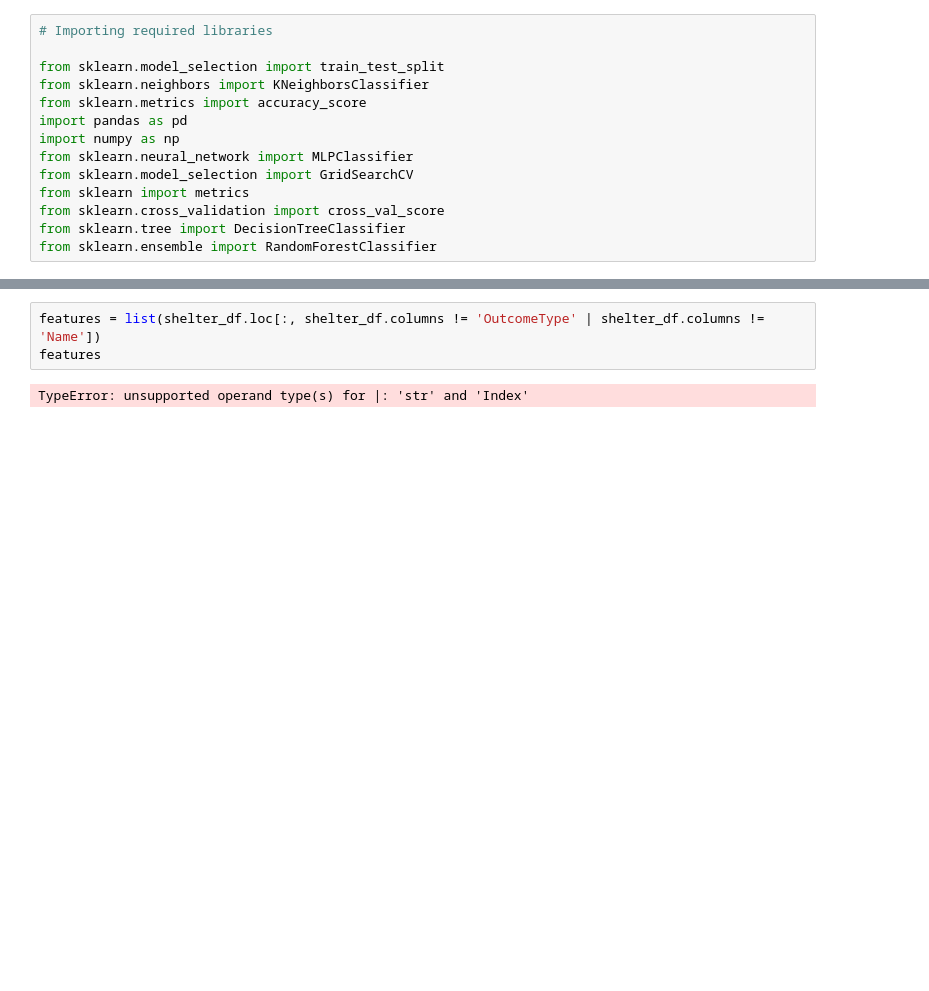
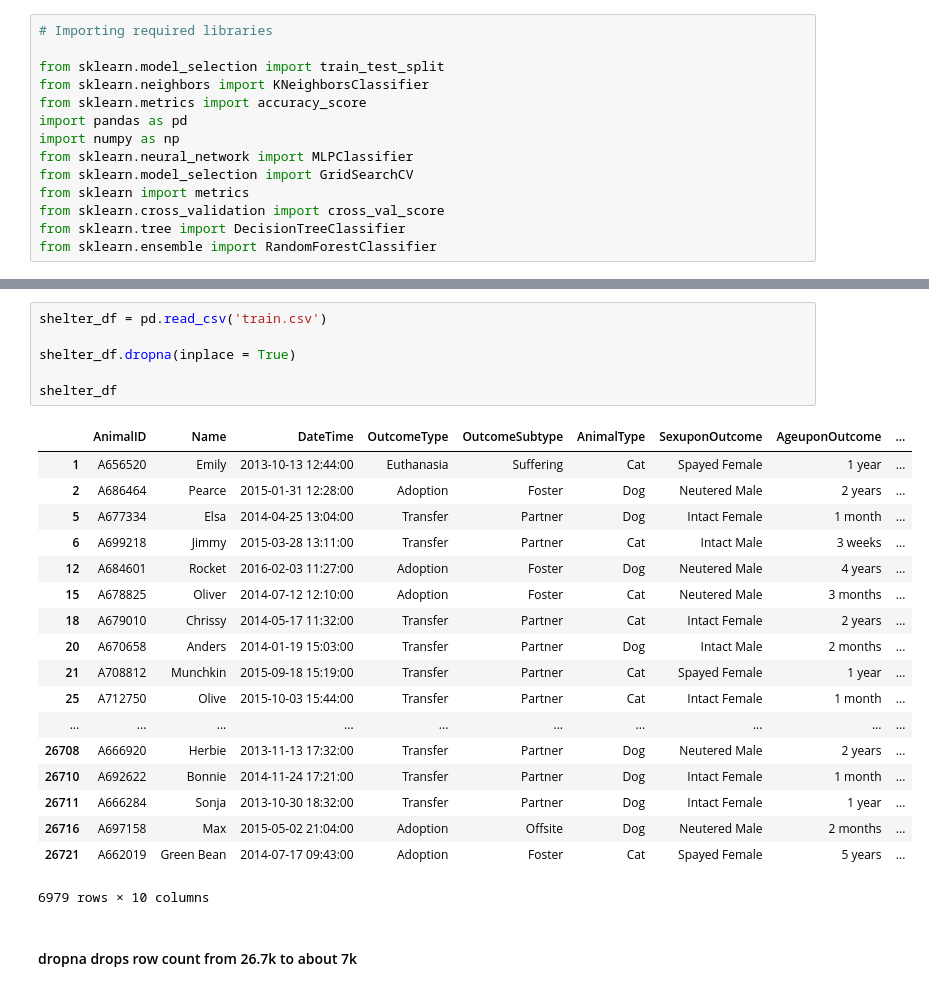
Before and after one commit to cedrictongg/CS5661_DataScience, a Jupyter notebook: project.ipynb, the cells around one changed output, grey strips where cells are left out. Drawn from its saved outputs; the diff is of its cells as text; blank space fills up the shorter version.

```diff
--- a/project.ipynb
+++ b/project.ipynb
@@ -41,5 +15,27 @@ shelter_df
-# %%
-features = list(shelter_df.loc[:, shelter_df.columns != 'OutcomeType' | shelter_df.columns != 'Name'])
-features
-# %% [output]
-TypeError: unsupported operand type(s) for |: 'str' and 'Index'
+# %%
+shelter_df = pd.read_csv('train.csv')
+
+shelter_df.dropna(inplace = True)
+
+shelter_df
+# %% [output]
+|  | AnimalID | Name | DateTime | OutcomeType | OutcomeSubtype | AnimalType | SexuponOutcome | AgeuponOutcome | ... |
+| 1 | A656520 | Emily | 2013-10-13 12:44:00 | Euthanasia | Suffering | Cat | Spayed Female | 1 year | ... |
+| 2 | A686464 | Pearce | 2015-01-31 12:28:00 | Adoption | Foster | Dog | Neutered Male | 2 years | ... |
+| 5 | A677334 | Elsa | 2014-04-25 13:04:00 | Transfer | Partner | Dog | Intact Female | 1 month | ... |
+| 6 | A699218 | Jimmy | 2015-03-28 13:11:00 | Transfer | Partner | Cat | Intact Male | 3 weeks | ... |
+| 12 | A684601 | Rocket | 2016-02-03 11:27:00 | Adoption | Foster | Dog | Neutered Male | 4 years | ... |
+| 15 | A678825 | Oliver | 2014-07-12 12:10:00 | Adoption | Foster | Cat | Neutered Male | 3 months | ... |
+| 18 | A679010 | Chrissy | 2014-05-17 11:32:00 | Transfer | Partner | Cat | Intact Female | 2 years | ... |
+| 20 | A670658 | Anders | 2014-01-19 15:03:00 | Transfer | Partner | Dog | Intact Male | 2 months | ... |
+| 21 | A708812 | Munchkin | 2015-09-18 15:19:00 | Transfer | Partner | Cat | Spayed Female | 1 year | ... |
+| 25 | A712750 | Olive | 2015-10-03 15:44:00 | Transfer | Partner | Cat | Intact Female | 1 month | ... |
+| ... | ... | ... | ... | ... | ... | ... | ... | ... | ... |
+| 26708 | A666920 | Herbie | 2013-11-13 17:32:00 | Transfer | Partner | Dog | Neutered Male | 2 years | ... |
+| 26710 | A692622 | Bonnie | 2014-11-24 17:21:00 | Transfer | Partner | Dog | Intact Female | 1 month | ... |
+| 26711 | A666284 | Sonja | 2013-10-30 18:32:00 | Transfer | Partner | Dog | Intact Female | 1 year | ... |
+| 26716 | A697158 | Max | 2015-05-02 21:04:00 | Adoption | Offsite | Dog | Neutered Male | 2 months | ... |
+| 26721 | A662019 | Green Bean | 2014-07-17 09:43:00 | Adoption | Foster | Cat | Spayed Female | 5 years | ... |
+6979 rows × 10 columns
+# %% [markdown]
+#### dropna drops row count from 26.7k to about 7k
```
Also changed, not shown: parts of 7 cells of this notebook.
